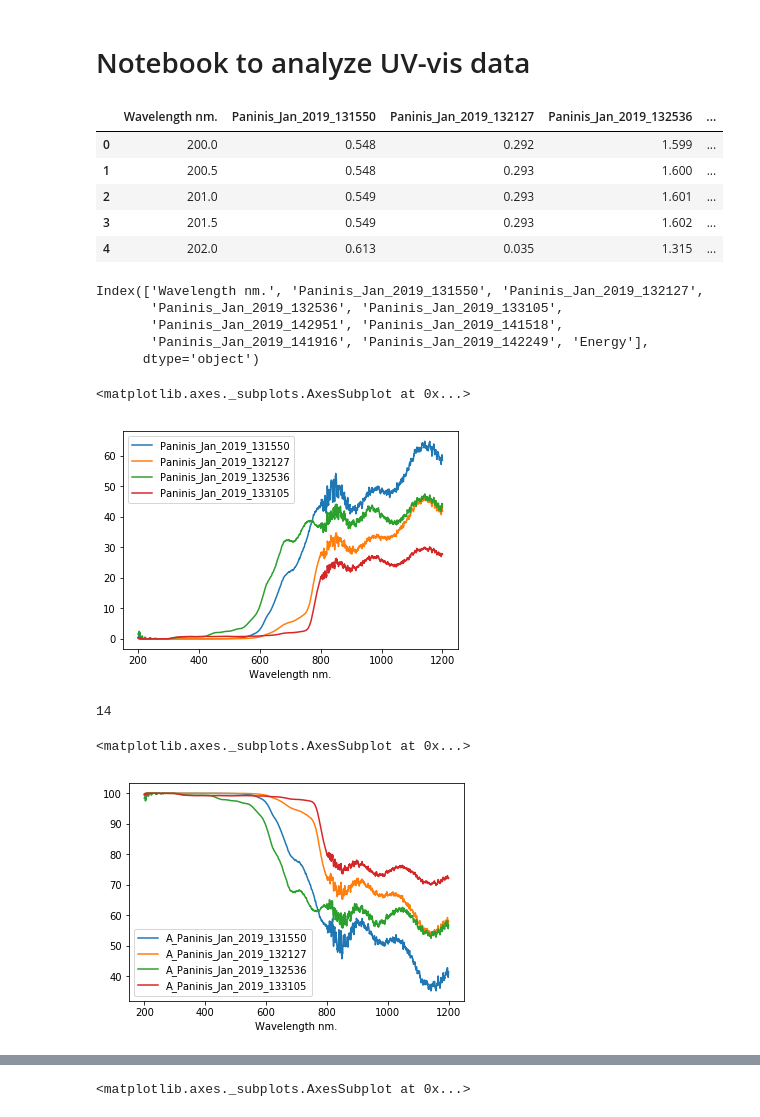
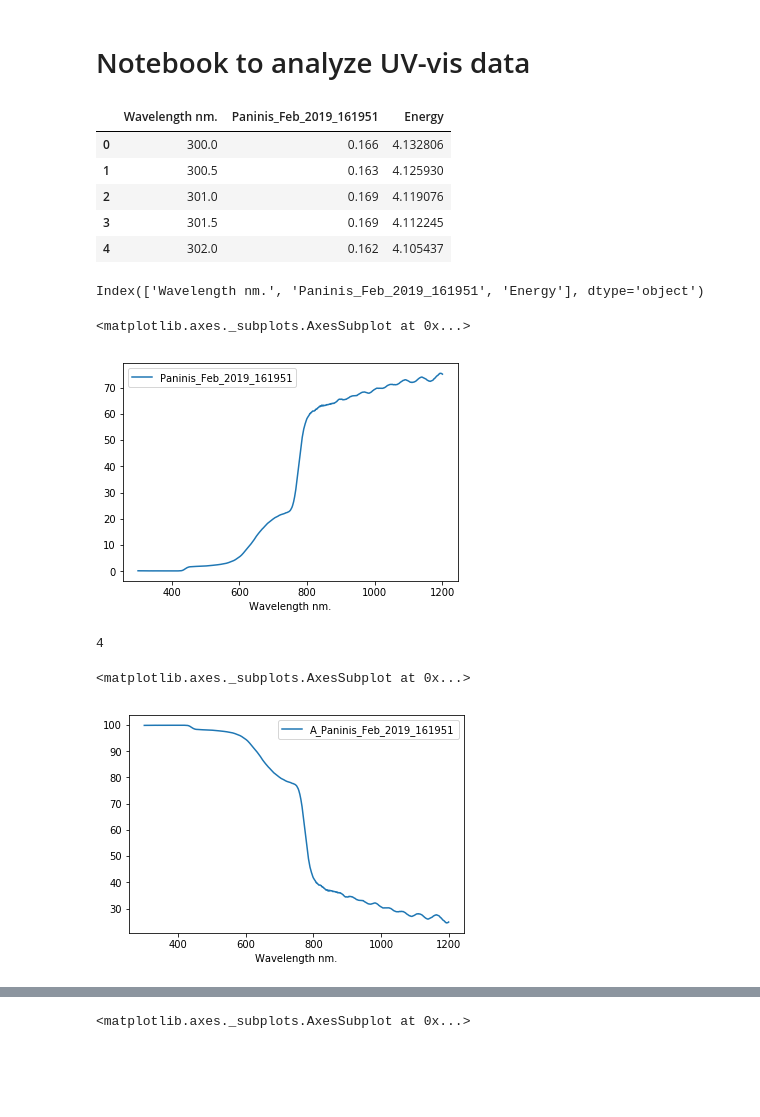
Before and after one commit to orlando-trejo/Dasgroupta, a Jupyter notebook: UV-vis-2.ipynb, the cells around one changed output, grey strips where cells are left out. Saved outputs shown, nothing was run; the diff lists cells and outputs as text; code cells hidden in the pictures; blank space fills up the shorter version.

```diff
--- a/UV-vis-2.ipynb
+++ b/UV-vis-2.ipynb
@@ -9,45 +9,43 @@ import matplotlib.pyplot as plt
 import os
 # %%
 # Import data
-data = pd.read_excel('./UV_Vis/Paninis_Jan_2019.xlsx', sheet_name='Sheet1')
+data = pd.read_excel('./UV_Vis/Paninis_Feb_2019.xlsx', sheet_name='Sheet1')
 columns = data.columns
 data["Energy"] = (4.135667516E-15)*(299792458)/(data[columns[0]]*1E-9)
 columns = data.columns
 data.head()
 # %% [output]
-|  | Wavelength nm. | Paninis_Jan_2019_131550 | Paninis_Jan_2019_132127 | Paninis_Jan_2019_132536 | ... |
-| 0 | 200.0 | 0.548 | 0.292 | 1.599 | ... |
-| 1 | 200.5 | 0.548 | 0.293 | 1.600 | ... |
-| 2 | 201.0 | 0.549 | 0.293 | 1.601 | ... |
-| 3 | 201.5 | 0.549 | 0.293 | 1.602 | ... |
-| 4 | 202.0 | 0.613 | 0.035 | 1.315 | ... |
+|  | Wavelength nm. | Paninis_Feb_2019_161951 | Energy |
+| 0 | 300.0 | 0.166 | 4.132806 |
+| 1 | 300.5 | 0.163 | 4.125930 |
+| 2 | 301.0 | 0.169 | 4.119076 |
+| 3 | 301.5 | 0.169 | 4.112245 |
+| 4 | 302.0 | 0.162 | 4.105437 |
 # %%
 columns
 # %% [output]
-Index(['Wavelength nm.', 'Paninis_Jan_2019_131550', 'Paninis_Jan_2019_132127',
-       'Paninis_Jan_2019_132536', 'Paninis_Jan_2019_133105',
-       'Paninis_Jan_2019_142951', 'Paninis_Jan_2019_141518',
-       'Paninis_Jan_2019_141916', 'Paninis_Jan_2019_142249', 'Energy'],
-      dtype='object')
+Index(['Wavelength nm.', 'Paninis_Feb_2019_161951', 'Energy'], dtype='object')
 # %%
-data.plot(x=columns[0], y=[columns[1], columns[2],
-                           columns[3], columns[4]])
+data.plot(x=columns[0], y=columns[1])
+#data.plot(x=columns[0], y=[columns[1], columns[2],
+                           #columns[3], columns[4]])
 # %% [output]
 <matplotlib.axes._subplots.AxesSubplot at 0x...>
-[figure, old version]
+[figure, new version]
 # %%
-for column in columns[1:5]:
+for column in columns[1:2]:
     name = 'A_' + column
     data[name] = 100 - data[column]
 columns = data.columns
 # %%
 len(columns)
 # %% [output]
-14
+4
 # %%
-data.plot(x=columns[0], y=[columns[10], columns[11],
-                           columns[12], columns[13]])
+data.plot(x=columns[0], y=columns[3])
+#data.plot(x=columns[0], y=[columns[10], columns[11],
+                           #columns[12], columns[13]])
 # %% [output]
 <matplotlib.axes._subplots.AxesSubplot at 0x...>
-[figure, old version]
+[figure, new version]
 # %%
```
Also changed, not shown: parts of 3 cells of this notebook, 10 other files.
